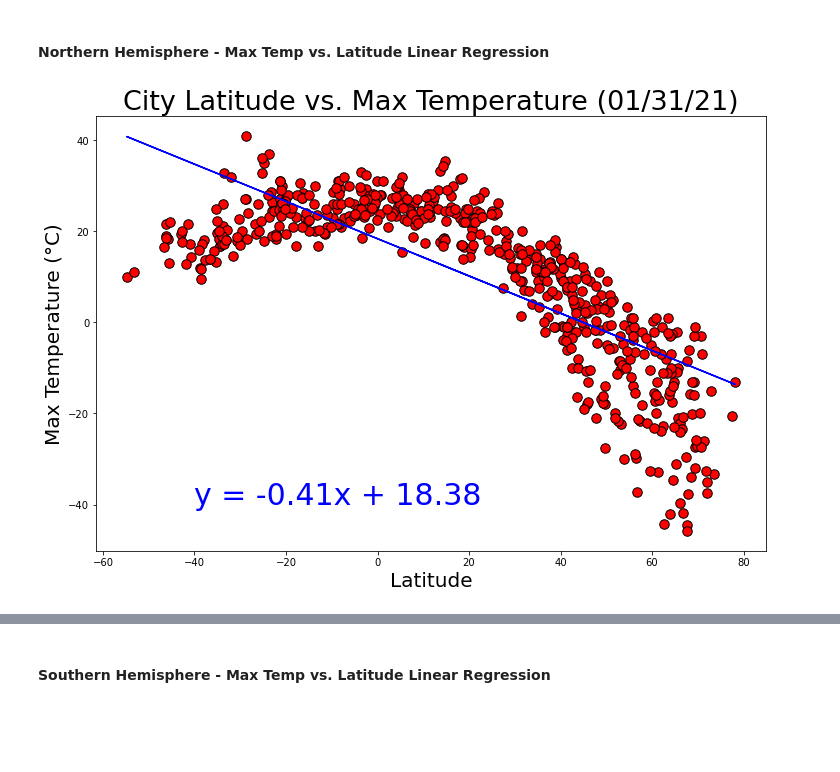
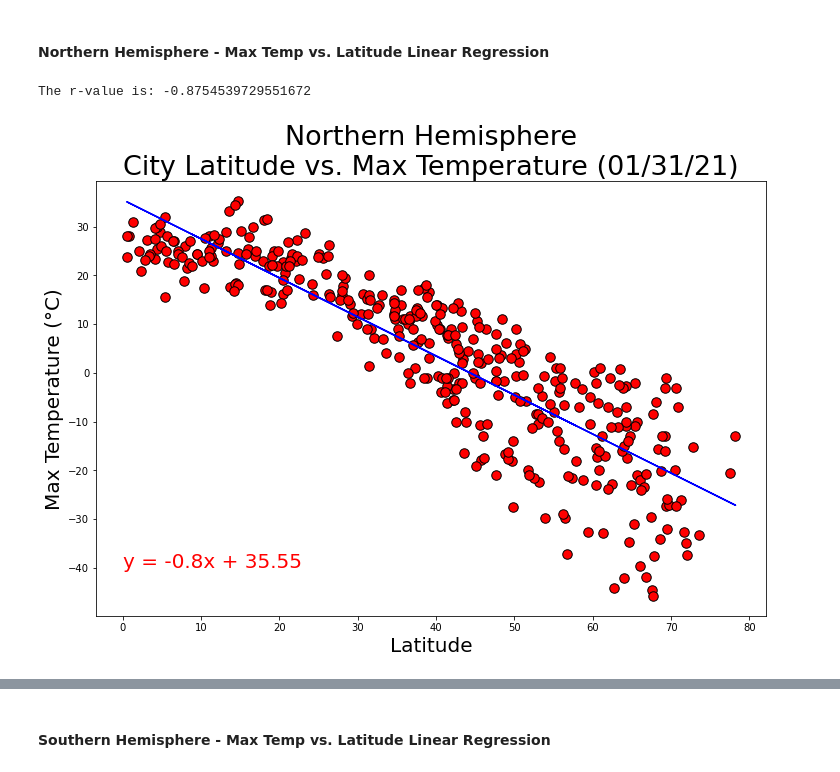
Before and after one commit to pete6184/WeatherPy_API_Weather_Data, a Jupyter notebook: WeatherPy/WeatherPy.ipynb, the cells around one changed output, grey strips where cells are left out. Saved outputs shown, nothing was run; the diff lists cells and outputs as text; code cells hidden in the pictures; blank space fills up the shorter version.

Commit message:
finishing up the regression line plots

```diff
--- a/WeatherPy/WeatherPy.ipynb
+++ b/WeatherPy/WeatherPy.ipynb
@@ -254,29 +254,36 @@ plt.show()
 # %% [markdown]
 ## Linear Regression
+# %%
+# create northern and southern hemisphere dataframes
+n_hem = cities_df.loc[cities_df["Lat"] >= 0]
+s_hem = cities_df.loc[cities_df["Lat"] <= 0]
 # %% [markdown]
 ####  Northern Hemisphere - Max Temp vs. Latitude Linear Regression
 # %%
 # create a scatter plot to show relationship between lattitude and humidity
 fig1, ax1 = plt.subplots(figsize=(12, 8))
-x_value = cities_df["Lat"]
-y_value = cities_df["Max Temp"]
+x_value = n_hem["Lat"]
+y_value = n_hem["Max Temp"]
 
 (slope, intercept, rvalue, pvalue, stderr) = linregress(x_value, y_value)
 regress_values = x_value * slope + intercept
 
 line_eq = "y = " + str(round(slope, 2)) + "x + " + str(round(intercept, 2))
 plt.scatter(x_value, y_value, s=90, c="r", edgecolor="k")
 # plot regression line
 plt.plot(x_value, regress_values, "b-")
 # print equation in graph
-plt.annotate(line_eq, (-40,-40), fontsize=30, color="b")
+plt.annotate(line_eq, (0,-40), fontsize=20, color="r")
 
 # add labels for readibility
 current_date = pd.to_datetime('today').date().strftime('%m/%d/%y')
-plt.title(f"City Latitude vs. Max Temperature ({current_date})", fontsize=27)
+plt.title(f"Northern Hemisphere\nCity Latitude vs. Max Temperature ({current_date})", fontsize=27)
 plt.xlabel("Latitude", fontsize=20)
 plt.ylabel("Max Temperature (°C)", fontsize=20)
 
+print(f"The r-value is: {rvalue}")
+
 plt.show()
 # %% [output]
+The r-value is: -0.8754539729551672
-[figure, old version]
+[figure, new version]
```
Also changed, not shown: parts of 18 cells of this notebook, 3 other files.
